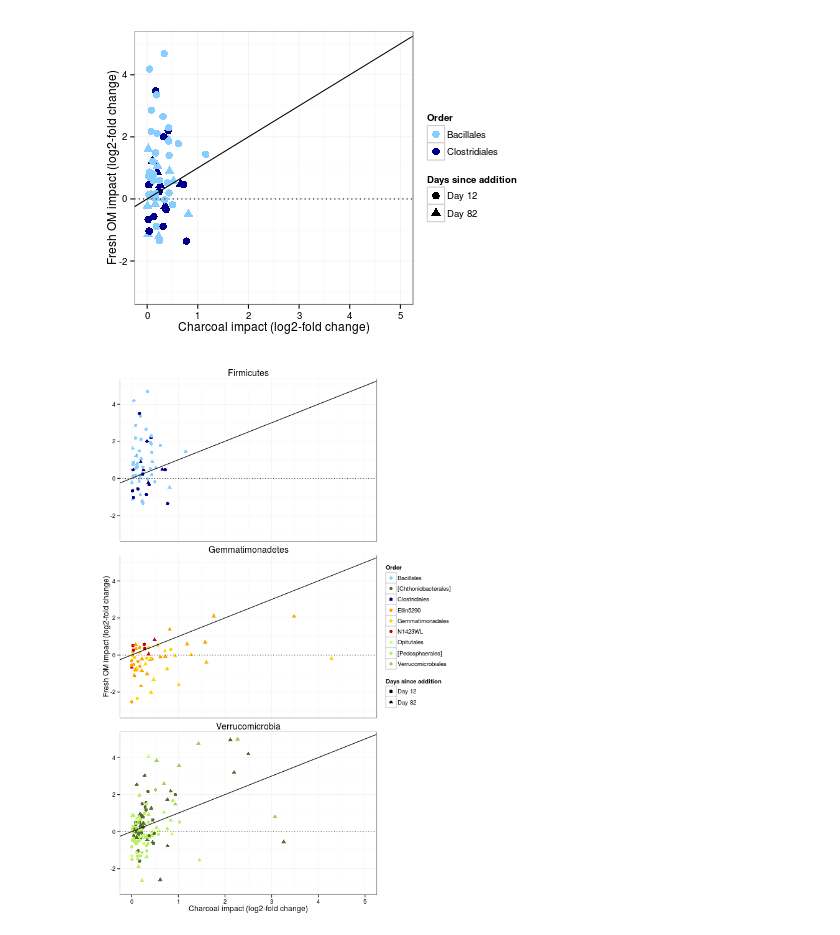
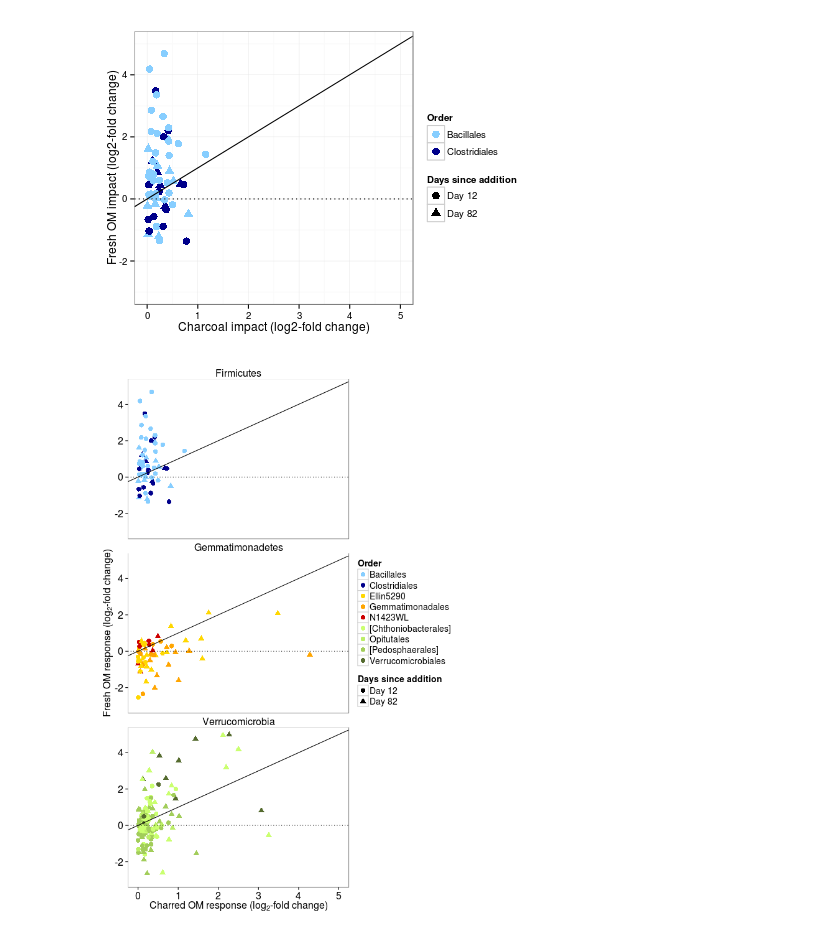
Before and after one commit to TheaWhitman/PyOM, a Jupyter notebook: manuscript_figures/Log2-fold_change_plots.ipynb, the cells around one changed output. Drawn from its saved outputs; the diff is of its cells as text; code cells hidden in the pictures.

Commit message:
minor changes to log2fold change nb

```diff
--- a/manuscript_figures/Log2-fold_change_plots.ipynb
+++ b/manuscript_figures/Log2-fold_change_plots.ipynb
@@ -434,40 +434,50 @@ p
 # %%
 %%R -h 900 -w 600
 #p = ggplot(d.plot, aes(x = `1`, y =`2`))
 D <- d.narm.tax
 keep<-c("Gemmatimonadetes","Firmicutes","Verrucomicrobia")
 D2<-D[(D$taxonomy.Phylum %in% keep),]
 D2$taxonomy.Phylum<-factor(D2$taxonomy.Phylum)
 # Selecting the phylum
 
 mintaxa<-5
 sums<-ddply(D2,"taxonomy.Order",summarize,sum=length(taxonomy.Order))
 remove<-sums$taxonomy.Order[sums$sum<=mintaxa]
 D2<-D2[!(D2$taxonomy.Order %in% remove),]
-D2$taxonomy.Order<-factor(D2$taxonomy.Order)
+D2$taxonomy.Order<-factor(D2$taxonomy.Order, levels=c("Bacillales","Clostridiales","Ellin5290","Gemmatimonadales","N1423WL","[Chthoniobacterales]","Opitutales","[Pedosphaerales]","Verrucomicrobiales"))
 # Removing rare orders
 
 D2$DayName = ifelse(D2$Day==1,"Day 12",ifelse(D2$Day==2,"Day 82","Day 1"))
 p = ggplot(D2, aes(x = PyOM, y =Stover, color=taxonomy.Order, shape=DayName))
-p = p + geom_point(size=2.5)
+p = p + geom_point(size=3.5)
 p = p + geom_abline(slope = 1, intercept = 0)
 p = p + geom_abline(slope = 0, intercept = 0, linetype=3)
 # p = p + geom_abline(x=2)
 # p = p + stat_smooth(method = "lm")
 p = p + facet_wrap(~taxonomy.Phylum, ncol=1)
 p = p + scale_x_continuous(limits = c(0, 5)) + scale_y_continuous(limits = c(-3, 5))
 p = p + theme_bw() +
   theme(
-    plot.background = element_blank()
-   #,panel.grid.major = element_blank()
-   #,panel.grid.minor = element_blank()
+    plot.background = element_blank(),
+    panel.grid.major = element_blank(),
+    panel.grid.minor = element_blank(),
+    axis.text.x = element_text(size = 16),
+    axis.title.x = element_text(size = 16),
+    axis.text.y = element_text(size=16),
+    axis.title.y = element_text(size = 16),
+    legend.title = element_text(size = 14),
+    legend.text = element_text(size = 14)
   ) +
-  theme(strip.text.x = element_text(size=14), strip.background = element_rect(colour="white", fill="white"))
-p = p + scale_colour_manual(values=c("skyblue1","darkolivegreen","blue4","orange","gold1","red3","darkolivegreen1","darkolivegreen2","darkolivegreen3"))
+  theme(
+      strip.text.x = element_text(size=16),
+      strip.background = element_rect(colour="white", fill="white")
+  )
+
+p = p + scale_colour_manual(values=c("skyblue1","blue4","gold1","orange","red3","darkolivegreen1","darkolivegreen2","darkolivegreen3","darkolivegreen"))
 p = p + guides(colour = guide_legend("Order"), shape = guide_legend("Days since addition"))
-p = p + labs(x="Charcoal impact (log2-fold change)", y="Fresh OM impact (log2-fold change)")
-# "orange","gold1","red3"
-#ggsave(filename = "Firmicutes+Gemmatimonadetes.pdf", plot = p, width=5, height = 5)
+p = p + labs(x=expression(paste("Charred OM response (", log[2],"-fold change)",sep="")), y=expression(paste("Fresh OM response (", log[2],"-fold change)",sep="")))
+
+ggsave(filename = "Firmicutes+Gemmatimonadetes.pdf", plot = p, width=6, height = 8)
 p
 # %% [output]
-[figure, old version]
+[figure, new version]
```
Also changed, not shown: parts of 2 cells of this notebook, 1 other file.
